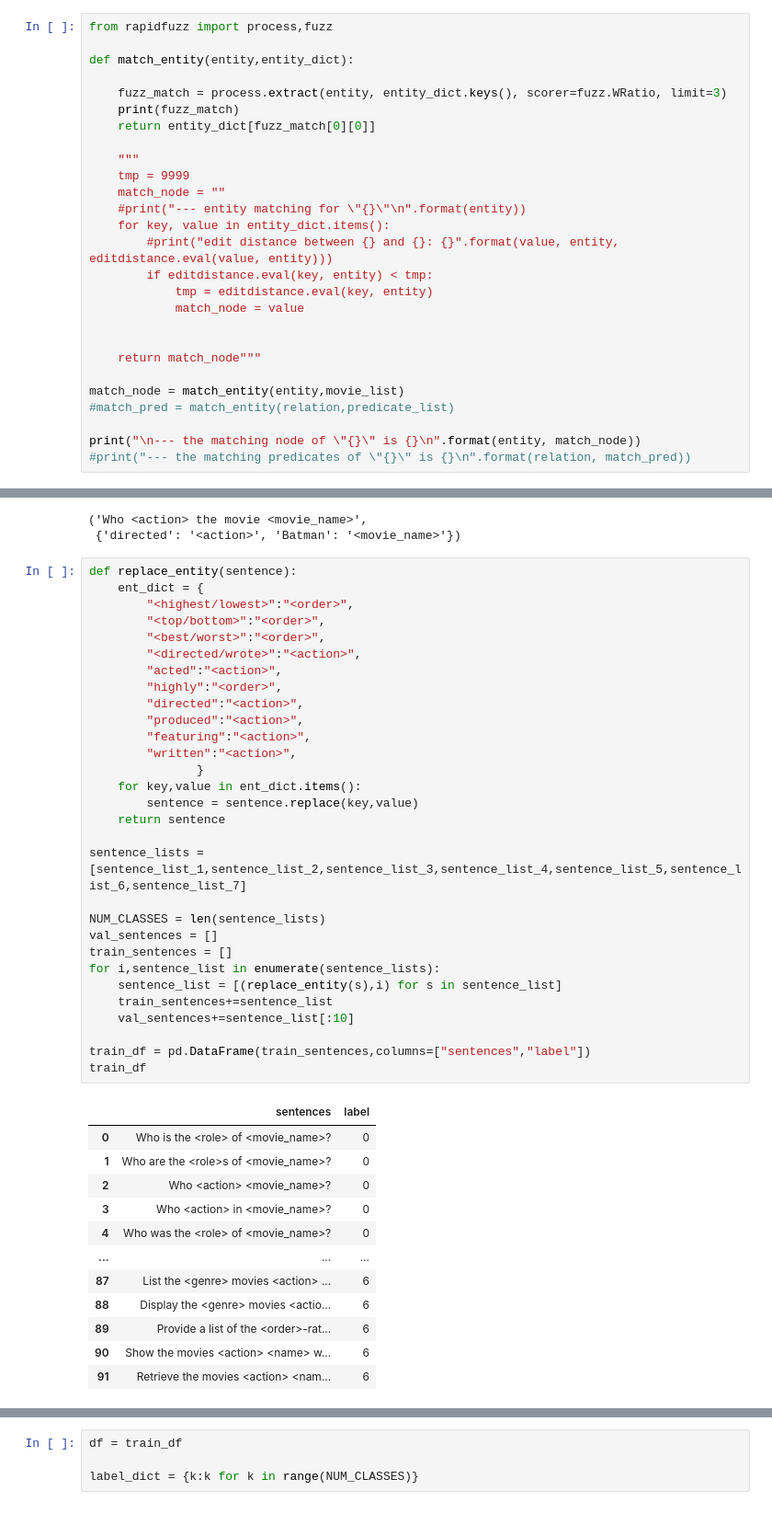
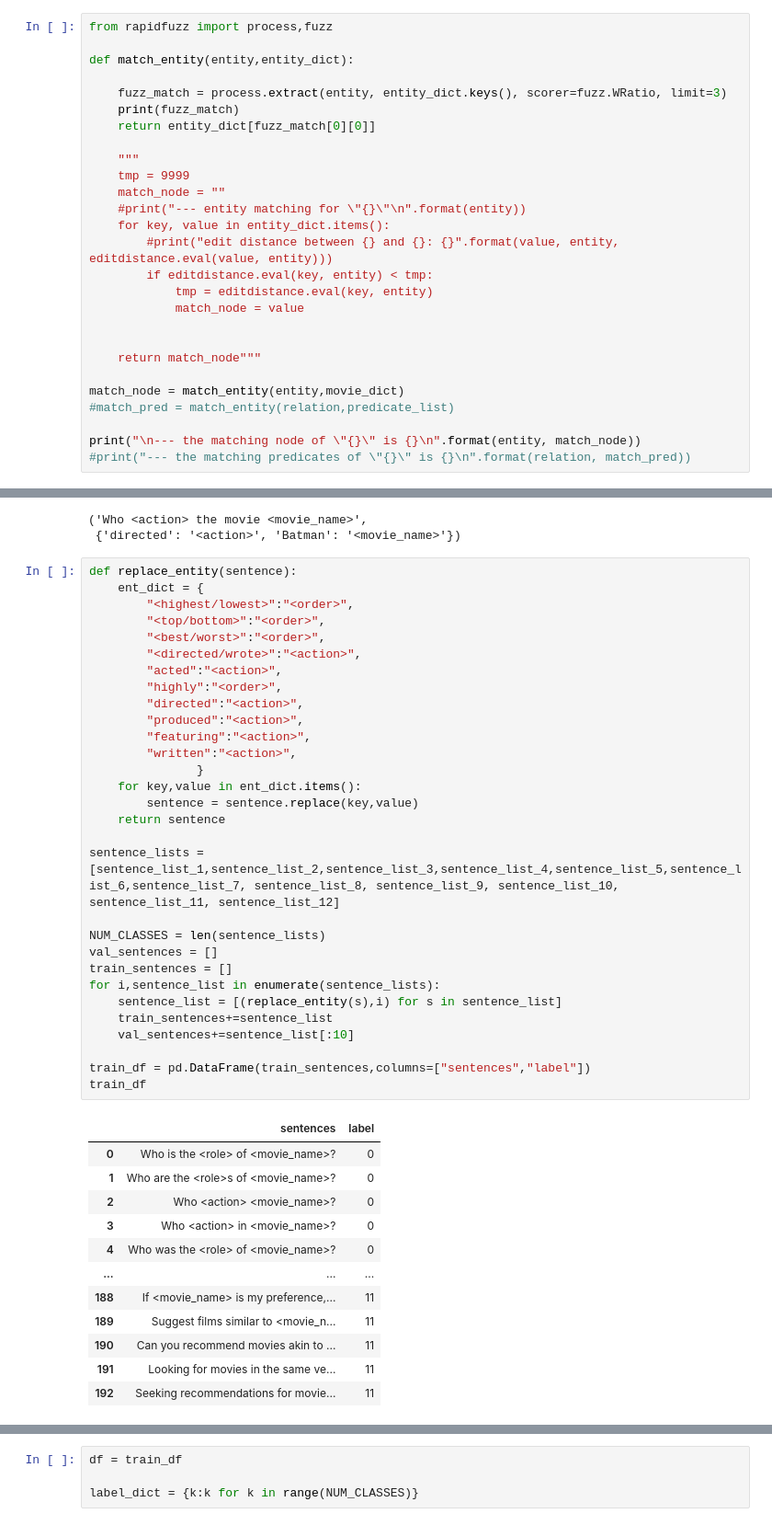
Before and after one commit to JorgeOrtizV/IntelligentConversationalAgent_ATAI, a Jupyter notebook: NER_test.ipynb, the cells around one changed output, grey strips where cells are left out. Shown at 92% size. Cells and saved outputs as stored; diff of their text form.

Commit message:
Eval3 commit, fixed recommender code

```diff
--- a/NER_test.ipynb
+++ b/NER_test.ipynb
@@ -283,7 +275,7 @@ def match_entity(entity,entity_dict):
 
     return match_node"""
 
-match_node = match_entity(entity,movie_list)
+match_node = match_entity(entity,movie_dict)
 #match_pred = match_entity(relation,predicate_list)
 
 print("\n--- the matching node of \"{}\" is {}\n".format(entity, match_node))
@@ -644,36 +801,36 @@ def replace_entity(sentence):
         "acted":"<action>",
         "highly":"<order>",
         "directed":"<action>",
         "produced":"<action>",
         "featuring":"<action>",
         "written":"<action>",
                }
     for key,value in ent_dict.items():
         sentence = sentence.replace(key,value)
     return sentence
 
-sentence_lists = [sentence_list_1,sentence_list_2,sentence_list_3,sentence_list_4,sentence_list_5,sentence_list_6,sentence_list_7]
+sentence_lists = [sentence_list_1,sentence_list_2,sentence_list_3,sentence_list_4,sentence_list_5,sentence_list_6,sentence_list_7, sentence_list_8, sentence_list_9, sentence_list_10, sentence_list_11, sentence_list_12]
 
 NUM_CLASSES = len(sentence_lists)
 val_sentences = []
 train_sentences = []
 for i,sentence_list in enumerate(sentence_lists):
     sentence_list = [(replace_entity(s),i) for s in sentence_list]
     train_sentences+=sentence_list
     val_sentences+=sentence_list[:10]
 
 train_df = pd.DataFrame(train_sentences,columns=["sentences","label"])
 train_df
 # %% [output]
 |  | sentences | label |
 | 0 | Who is the <role> of <movie_name>? | 0 |
 | 1 | Who are the <role>s of <movie_name>? | 0 |
 | 2 | Who <action> <movie_name>? | 0 |
 | 3 | Who <action> in <movie_name>? | 0 |
 | 4 | Who was the <role> of <movie_name>? | 0 |
 | ... | ... | ... |
-| 87 | List the <genre> movies <action> ... | 6 |
-| 88 | Display the <genre> movies <actio... | 6 |
-| 89 | Provide a list of the <order>-rat... | 6 |
-| 90 | Show the movies <action> <name> w... | 6 |
-| 91 | Retrieve the movies <action> <nam... | 6 |
+| 188 | If <movie_name> is my preference,... | 11 |
+| 189 | Suggest films similar to <movie_n... | 11 |
+| 190 | Can you recommend movies akin to ... | 11 |
+| 191 | Looking for movies in the same ve... | 11 |
+| 192 | Seeking recommendations for movie... | 11 |
```
Also changed, not shown: parts of 23 cells of this notebook, 2 other files.
